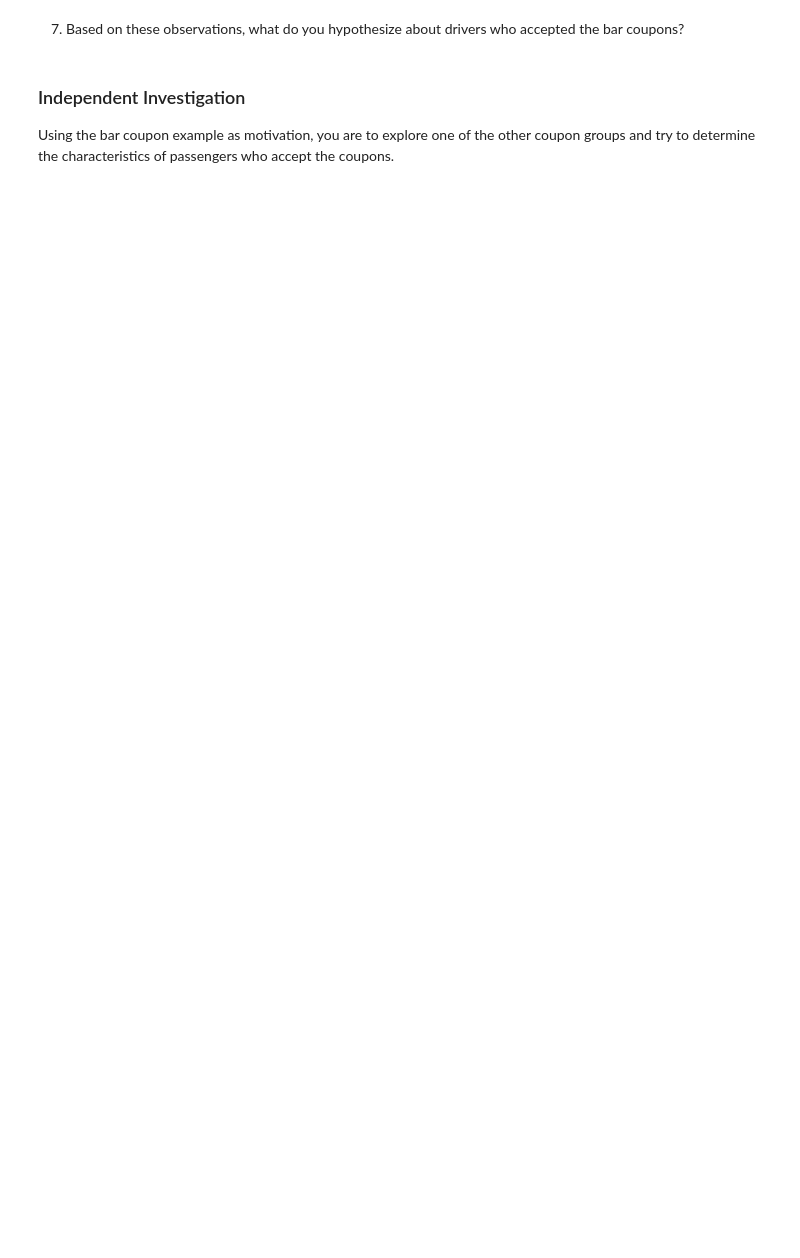
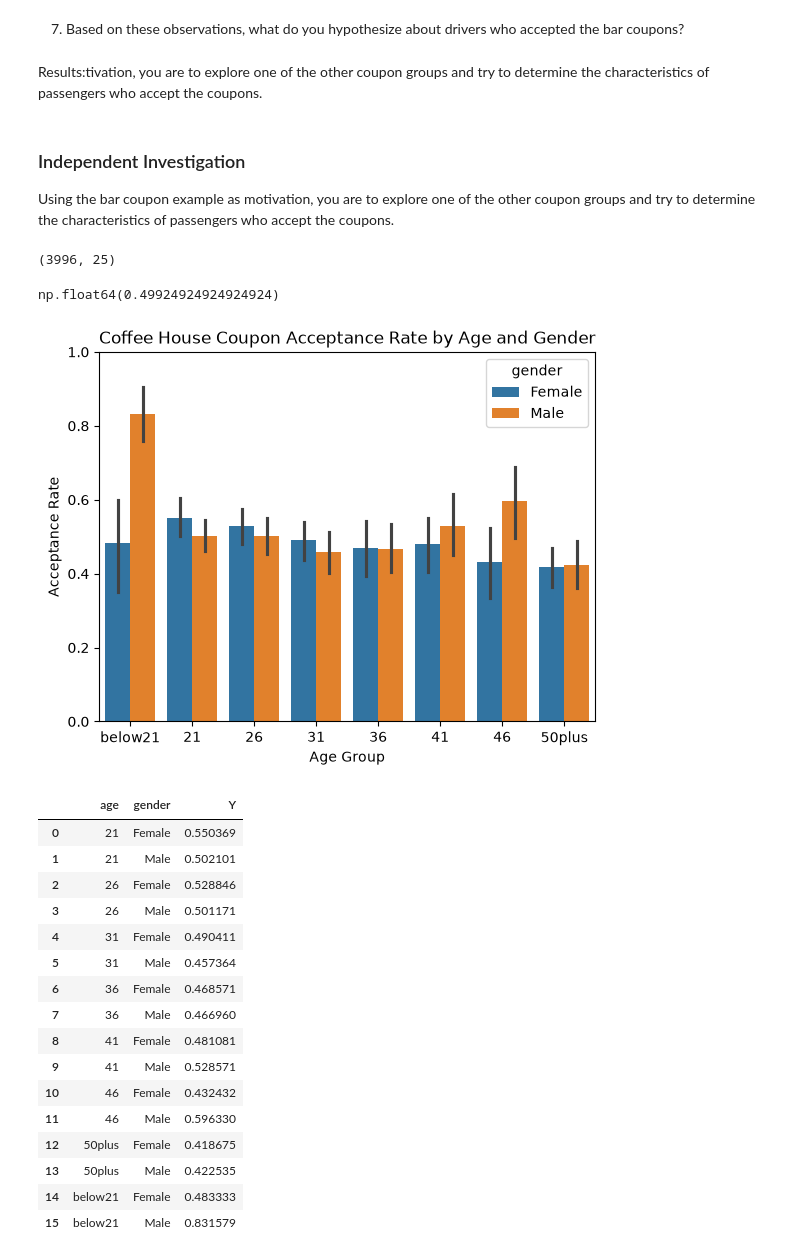
Before and after one commit to nandinisund/AIMLTest, a Jupyter notebook: Practical Application 1 Jupyter Notebook.ipynb, the cells around one changed output. Cells and saved outputs as stored; diff of their text form; code cells hidden in the pictures; blank space fills up the shorter version.

Commit message:
Update coupon analysis notebook
Co-authored-by: Copilot <223556219+Copilot@users.noreply.github.com>

```diff
--- a/Practical Application 1 Jupyter Notebook.ipynb
+++ b/Practical Application 1 Jupyter Notebook.ipynb
@@ -425,4 +421,70 @@ Meets none: 29.8%
+# %% [markdown]
+Results:tivation, you are to explore one of the other coupon groups and try to determine the characteristics of passengers who accept the coupons.
 # %% [markdown]
 ### Independent Investigation
 
 Using the bar coupon example as motivation, you are to explore one of the other coupon groups and try to determine the characteristics of passengers who accept the coupons.
+# %%
+#Coffee House Coupons
+coffee_coupons = coupons[coupons['coupon'] == 'Coffee House']
+coffee_coupons.head(20)
+coffee_coupons.shape
+# %% [output]
+(3996, 25)
+# %%
+# Proportion of Coffee House Coupons accepted
+coffee_accept = coffee_coupons['Y'].mean()
+coffee_accept
+# %% [output]
+np.float64(0.49924924924924924)
+# %%
+# Compare the acceptance rate by gender and age
+age_gender_acceptance = (
+    coffee_coupons
+    .groupby(['age', 'gender'])['Y']
+    .mean()
+    .reset_index()
+)
+
+age_gender_acceptance
+
+#Graphical ANalysis
+age_order = [
+    'below21', '21', '26', '31',
+    '36', '41', '46', '50plus'
+]
+
+sns.barplot(
+    data=coffee_coupons,
+    x='age',
+    y='Y',
+    hue='gender',
+    order=age_order
+)
+
+plt.title('Coffee House Coupon Acceptance Rate by Age and Gender')
+plt.xlabel('Age Group')
+plt.ylabel('Acceptance Rate')
+plt.ylim(0, 1)
+
+plt.show()
+age_gender_acceptance
+# %% [output]
+[figure, added]
+|  | age | gender | Y |
+| 0 | 21 | Female | 0.550369 |
+| 1 | 21 | Male | 0.502101 |
+| 2 | 26 | Female | 0.528846 |
+| 3 | 26 | Male | 0.501171 |
+| 4 | 31 | Female | 0.490411 |
+| 5 | 31 | Male | 0.457364 |
+| 6 | 36 | Female | 0.468571 |
+| 7 | 36 | Male | 0.466960 |
+| 8 | 41 | Female | 0.481081 |
+| 9 | 41 | Male | 0.528571 |
+| 10 | 46 | Female | 0.432432 |
+| 11 | 46 | Male | 0.596330 |
+| 12 | 50plus | Female | 0.418675 |
+| 13 | 50plus | Male | 0.422535 |
+| 14 | below21 | Female | 0.483333 |
+| 15 | below21 | Male | 0.831579 |
```
Also changed, not shown: parts of 9 cells of this notebook, 1 other file.
